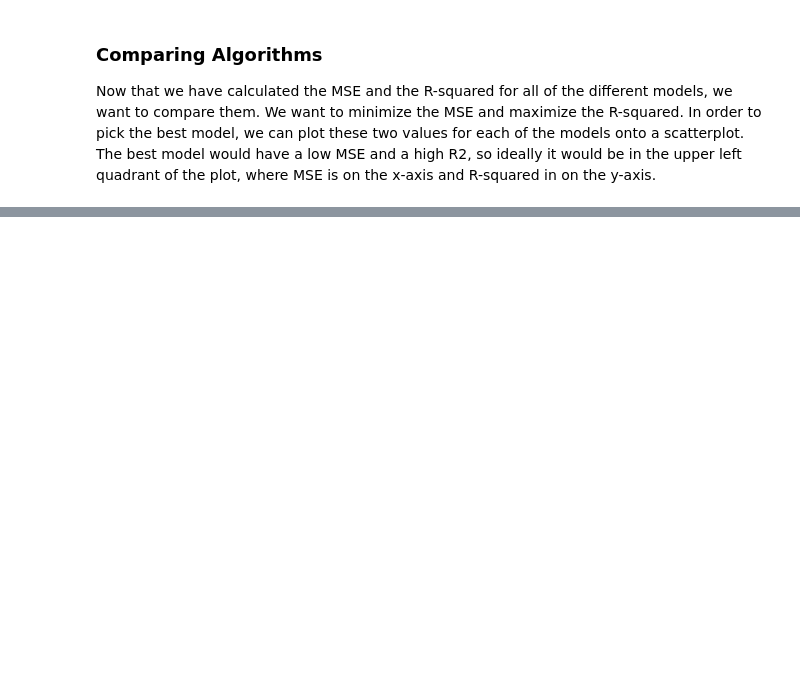
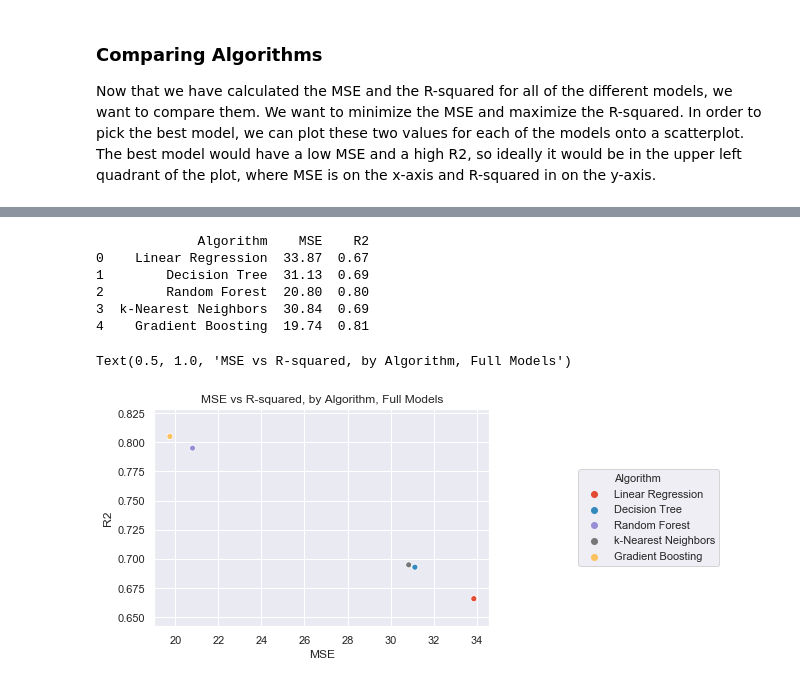
Before and after one commit to jstevenr/housing-price-regression, a Jupyter notebook: housing-prices.ipynb, the cells around one changed output, grey strips where cells are left out. Drawn from its saved outputs; the diff is of its cells as text; code cells hidden in the pictures; blank space fills up the shorter version.

```diff
--- a/housing-prices.ipynb
+++ b/housing-prices.ipynb
@@ -498,0 +564,16 @@ Since the strongest model only lost about 10% of the variance of the response va
+# %%
+print(records)
+# plotting
+plt.figure()
+g = sns.scatterplot(x = 'MSE', y = 'R2', data = records, hue = 'Algorithm')
+g.legend(loc = 'center left', bbox_to_anchor = (1.25, 0.5), ncol = 1)
+plt.title('MSE vs R-squared, by Algorithm, Full Models',)
+# %% [output]
+             Algorithm    MSE    R2
+0    Linear Regression  33.87  0.67
+1        Decision Tree  31.13  0.69
+2        Random Forest  20.80  0.80
+3  k-Nearest Neighbors  30.84  0.69
+4    Gradient Boosting  19.74  0.81
+Text(0.5, 1.0, 'MSE vs R-squared, by Algorithm, Full Models')
+[figure, added]
```
Also changed, not shown: parts of 10 cells of this notebook.
